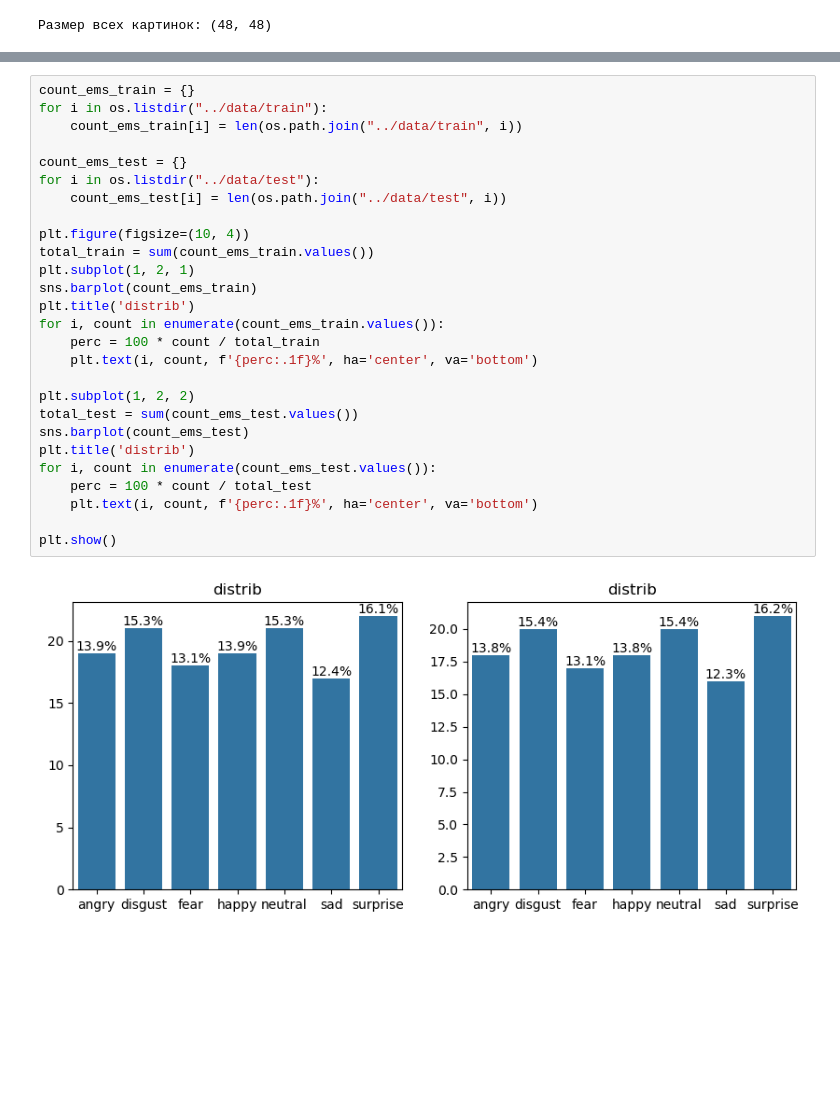
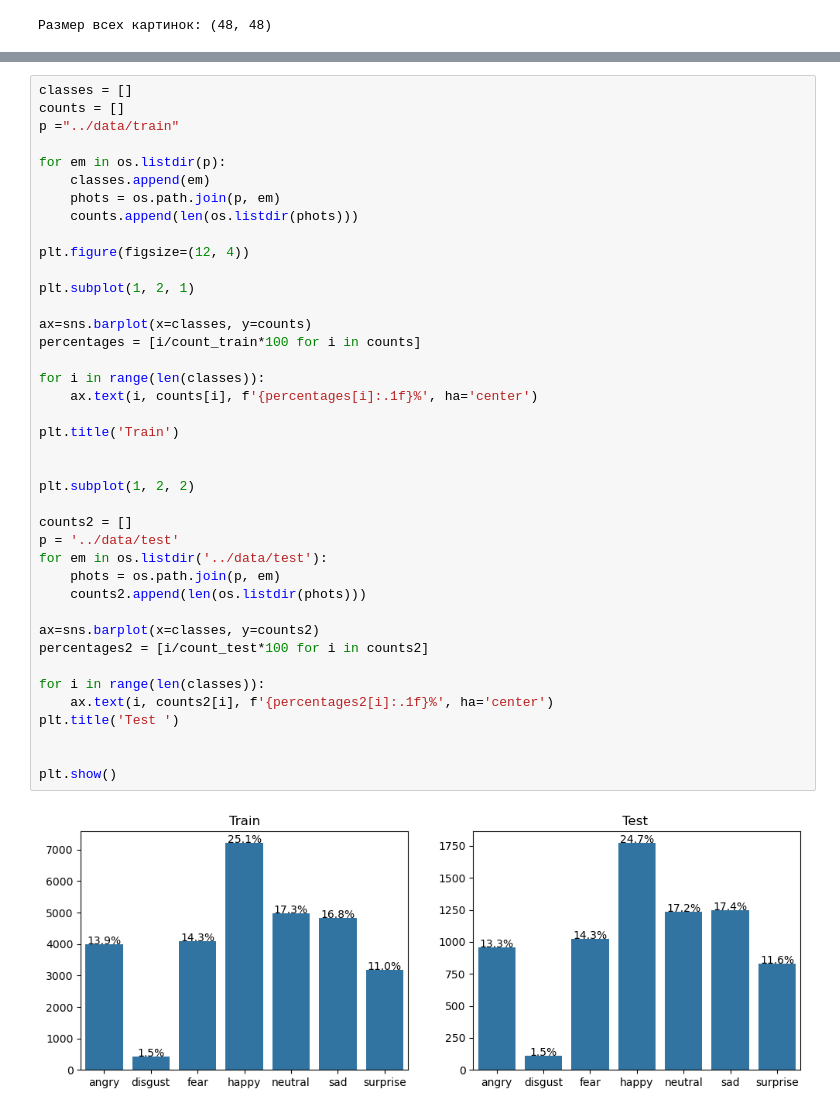
Before and after one commit to Elizabet0/emotionss, a Jupyter notebook: notebook/mini-eda.ipynb, the cells around one changed output, grey strips where cells are left out. Saved outputs shown, nothing was run; the diff lists cells and outputs as text; blank space fills up the shorter version.

```diff
--- a/notebook/mini-eda.ipynb
+++ b/notebook/mini-eda.ipynb
@@ -45,32 +39,45 @@ for i, em in enumerate(classes):
 print(f"Трейн: {count_train} ; Тест : {count_test}")
 # %% [output]
 Трейн: 28709 ; Тест : 7178
-# %%
-count_ems_train = {}
-for i in os.listdir("../data/train"):
-    count_ems_train[i] = len(os.path.join("../data/train", i))
-
-count_ems_test = {}
-for i in os.listdir("../data/test"):
-    count_ems_test[i] = len(os.path.join("../data/test", i))
-
-plt.figure(figsize=(10, 4))
-total_train = sum(count_ems_train.values())
-plt.subplot(1, 2, 1)
-sns.barplot(count_ems_train)
-plt.title('distrib')
-for i, count in enumerate(count_ems_train.values()):
-    perc = 100 * count / total_train
-    plt.text(i, count, f'{perc:.1f}%', ha='center', va='bottom')
-
-plt.subplot(1, 2, 2)
-total_test = sum(count_ems_test.values())
-sns.barplot(count_ems_test)
-plt.title('distrib')
-for i, count in enumerate(count_ems_test.values()):
-    perc = 100 * count / total_test
-    plt.text(i, count, f'{perc:.1f}%', ha='center', va='bottom')
-
-plt.show()
-# %% [output]
-[figure, removed]
+# %%
+classes = []
+counts = []
+p ="../data/train"
+
+for em in os.listdir(p):
+    classes.append(em)
+    phots = os.path.join(p, em)
+    counts.append(len(os.listdir(phots)))
+
+plt.figure(figsize=(12, 4))
+
+plt.subplot(1, 2, 1)
+
+ax=sns.barplot(x=classes, y=counts)
+percentages = [i/count_train*100 for i in counts]
+
+for i in range(len(classes)):
+    ax.text(i, counts[i], f'{percentages[i]:.1f}%', ha='center')
+
+plt.title('Train')
+
+
+plt.subplot(1, 2, 2)
+
+counts2 = []
+p = '../data/test'
+for em in os.listdir('../data/test'):
+    phots = os.path.join(p, em)
+    counts2.append(len(os.listdir(phots)))
+
+ax=sns.barplot(x=classes, y=counts2)
+percentages2 = [i/count_test*100 for i in counts2]
+
+for i in range(len(classes)):
+    ax.text(i, counts2[i], f'{percentages2[i]:.1f}%', ha='center')
+plt.title('Test ')
+
+
+plt.show()
+# %% [output]
+[figure, added]
```
Also changed, not shown: parts of 2 cells of this notebook, 3 other files.
